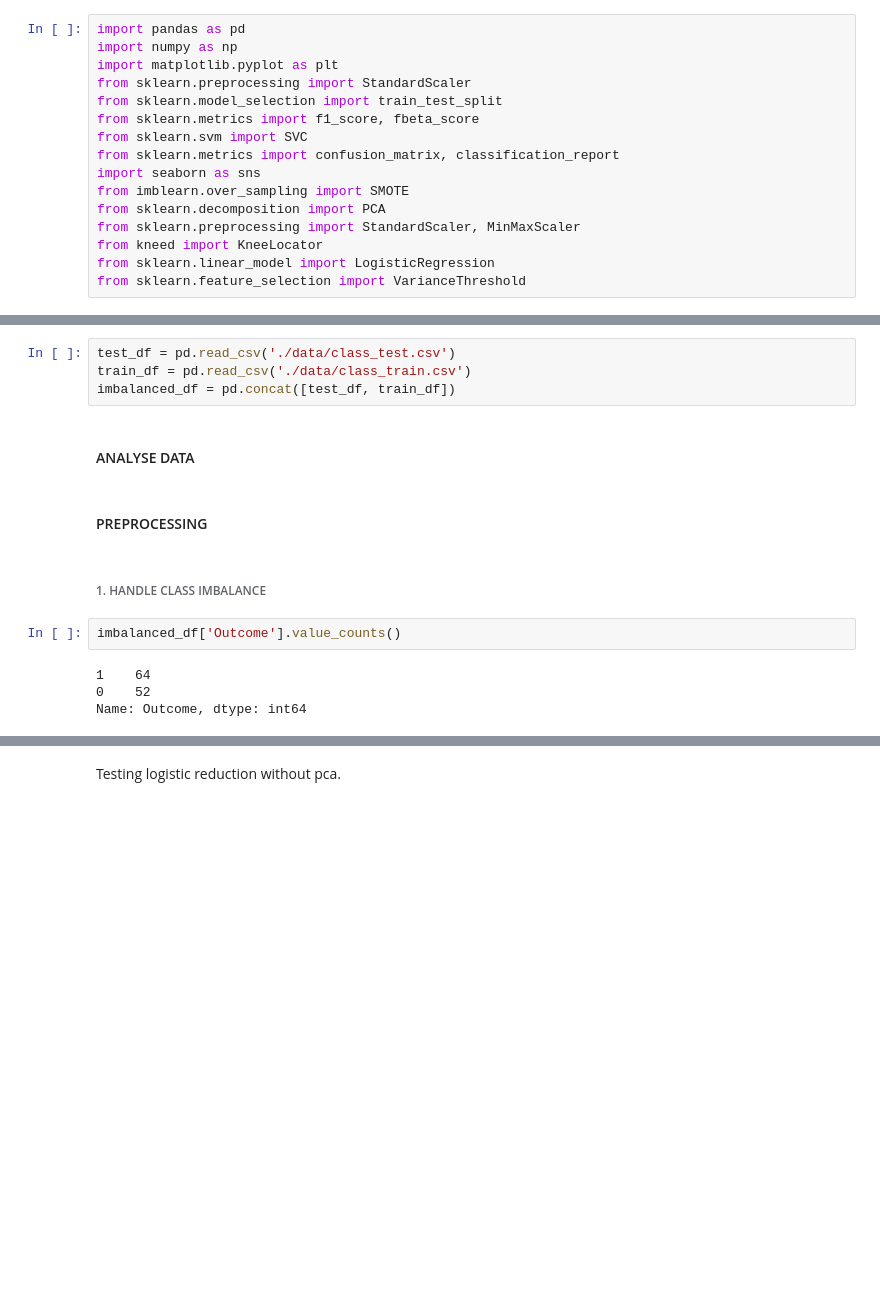
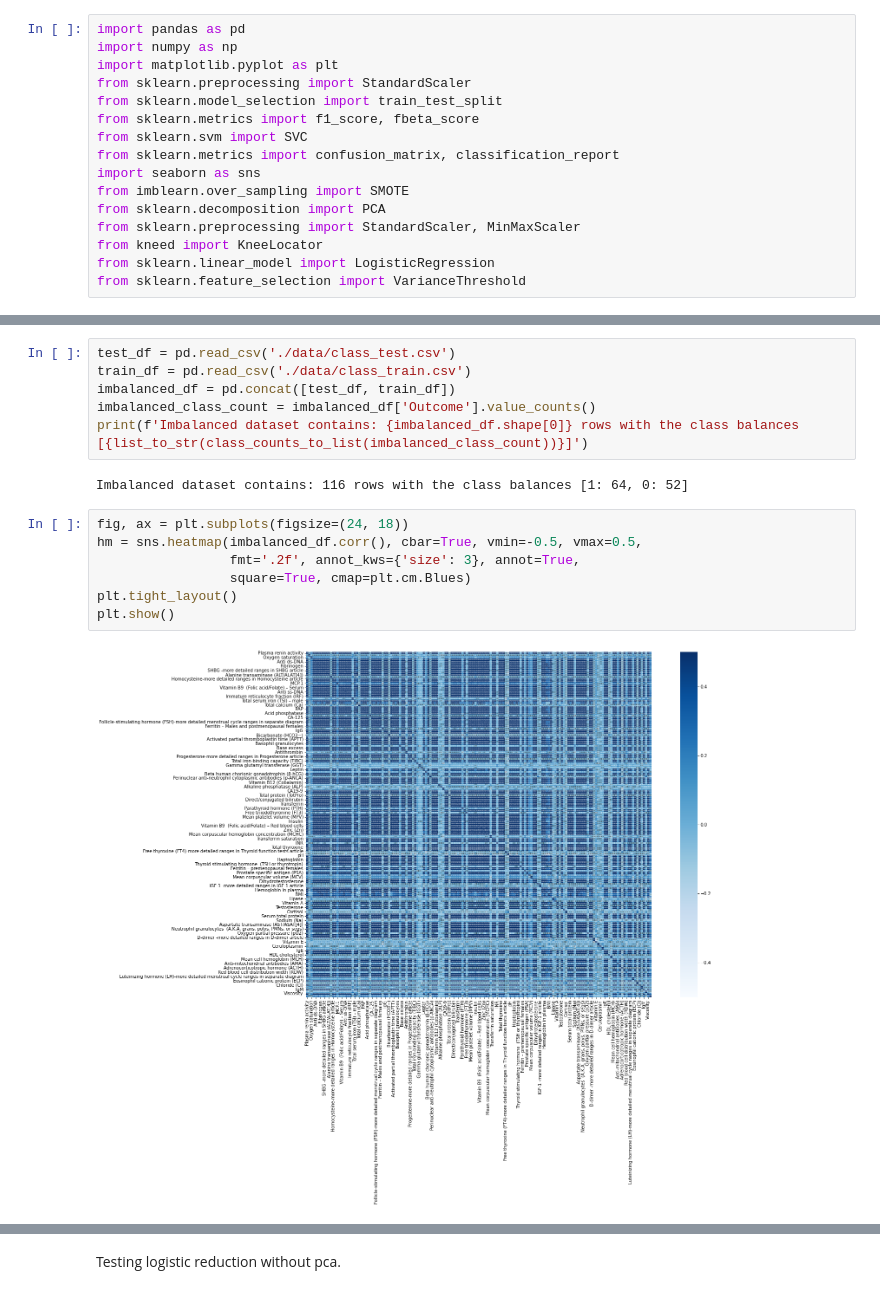
Before and after one commit to AntonMaxen/applied-ai, a Jupyter notebook: assignment_2/classification_vg.ipynb, the cells around one changed output, grey strips where cells are left out. Drawn from its saved outputs; the diff is of its cells as text; blank space fills up the shorter version.

```diff
--- a/assignment_2/classification_vg.ipynb
+++ b/assignment_2/classification_vg.ipynb
@@ -52,15 +61,16 @@ def test_support_vector_machine(x, y, **kwargs):
 test_df = pd.read_csv('./data/class_test.csv')
 train_df = pd.read_csv('./data/class_train.csv')
 imbalanced_df = pd.concat([test_df, train_df])
+imbalanced_class_count = imbalanced_df['Outcome'].value_counts()
+print(f'Imbalanced dataset contains: {imbalanced_df.shape[0]} rows with the class balances [{list_to_str(class_counts_to_list(imbalanced_class_count))}]')
+# %% [output]
+Imbalanced dataset contains: 116 rows with the class balances [1: 64, 0: 52]
-# %% [markdown]
-#### ANALYSE DATA
-# %% [markdown]
-#### PREPROCESSING
-# %% [markdown]
-###### 1. HANDLE CLASS IMBALANCE
-# %%
-imbalanced_df['Outcome'].value_counts()
-# %% [output]
-1    64
-0    52
-Name: Outcome, dtype: int64
+# %%
+fig, ax = plt.subplots(figsize=(24, 18))
+hm = sns.heatmap(imbalanced_df.corr(), cbar=True, vmin=-0.5, vmax=0.5,
+                 fmt='.2f', annot_kws={'size': 3}, annot=True,
+                 square=True, cmap=plt.cm.Blues)
+plt.tight_layout()
+plt.show()
+# %% [output]
+[figure, added]
```
Also changed, not shown: parts of 34 cells of this notebook.
